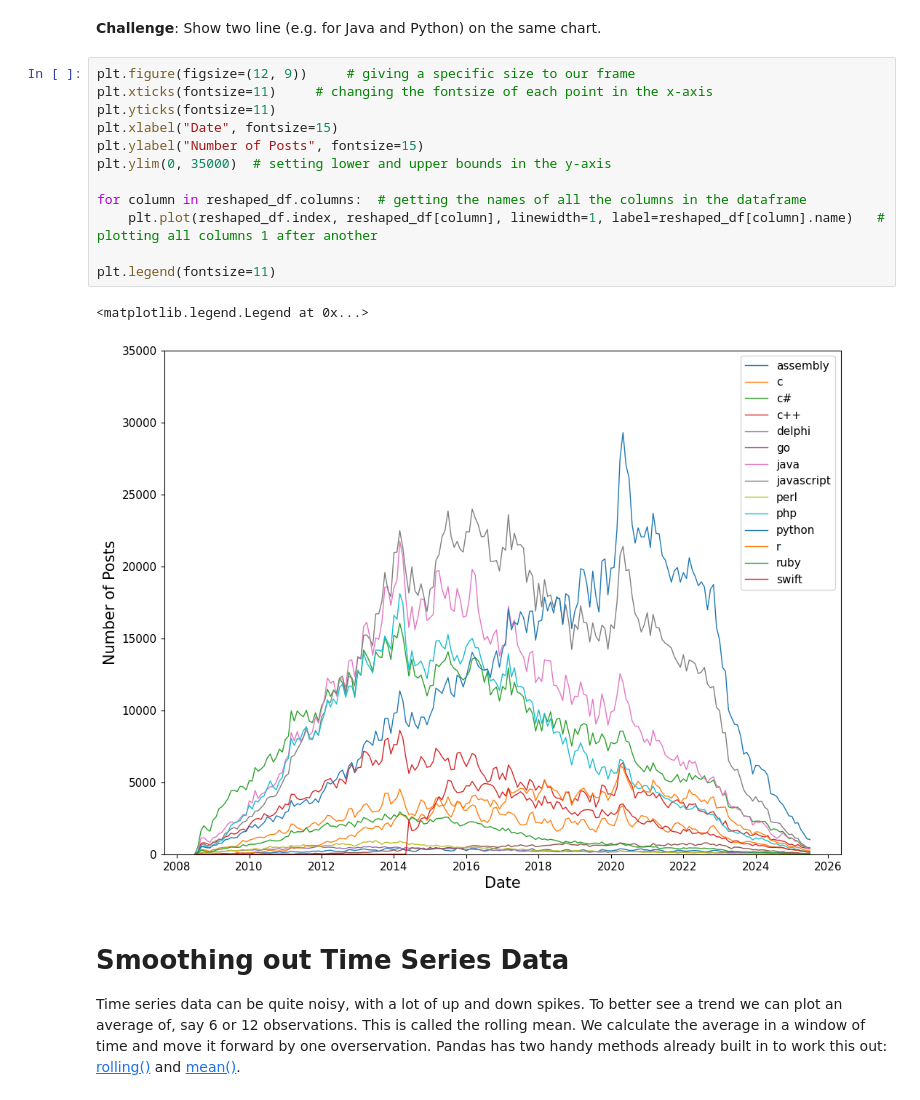
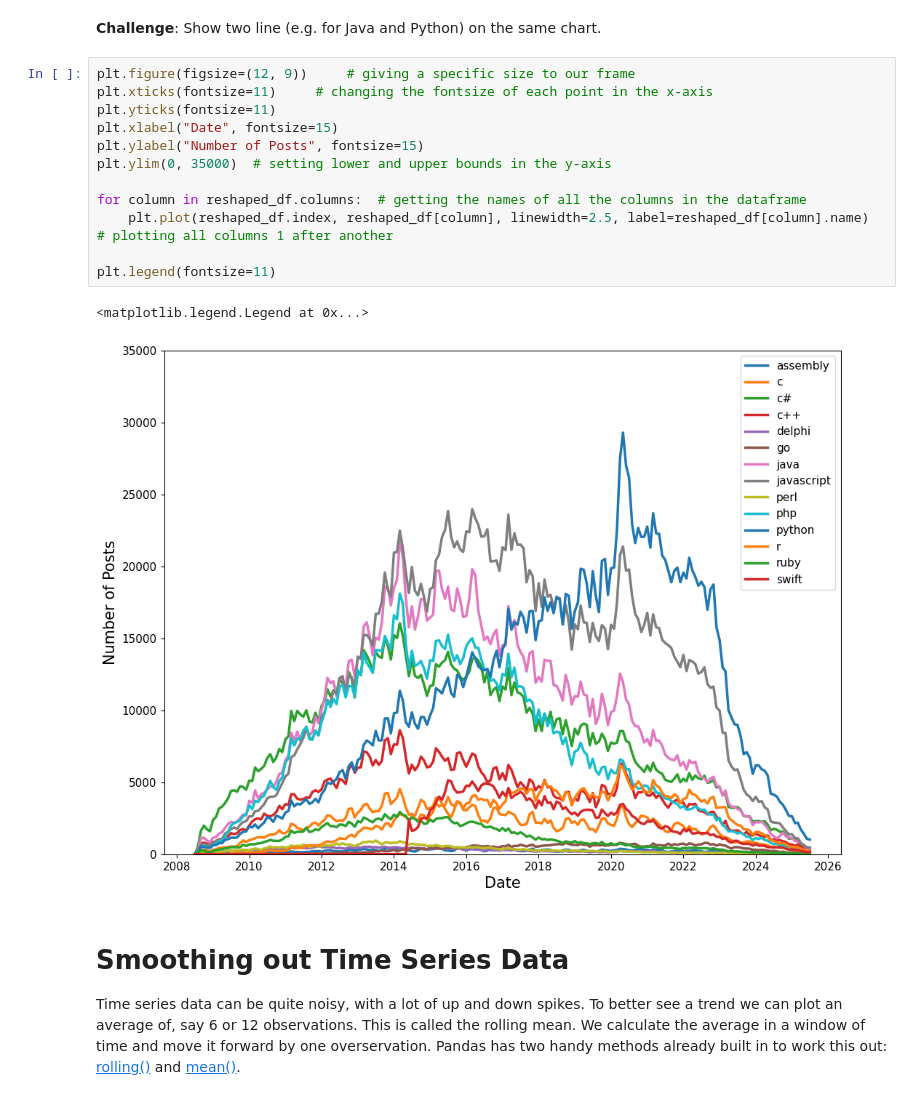
Before and after one commit to AndyRoy04/100DaysOfCode_Python, a Jupyter notebook: Day_73/Programming_Languages_(start).ipynb, the cells around one changed output. Drawn from its saved outputs; the diff is of its cells as text.

```diff
--- a/Day_73/Programming_Languages_(start).ipynb
+++ b/Day_73/Programming_Languages_(start).ipynb
@@ -228,18 +228,18 @@ plt.plot(reshaped_df.index, reshaped_df['python'])
 # %%
 plt.figure(figsize=(12, 9))     # giving a specific size to our frame
 plt.xticks(fontsize=11)     # changing the fontsize of each point in the x-axis
 plt.yticks(fontsize=11)
 plt.xlabel("Date", fontsize=15)
 plt.ylabel("Number of Posts", fontsize=15)
 plt.ylim(0, 35000)  # setting lower and upper bounds in the y-axis
 
 for column in reshaped_df.columns:  # getting the names of all the columns in the dataframe
-    plt.plot(reshaped_df.index, reshaped_df[column], linewidth=1, label=reshaped_df[column].name)   # plotting all columns 1 after another
+    plt.plot(reshaped_df.index, reshaped_df[column], linewidth=2.5, label=reshaped_df[column].name)   # plotting all columns 1 after another
 
 plt.legend(fontsize=11)
 # %% [output]
 <matplotlib.legend.Legend at 0x...>
-[figure, old version]
+[figure, new version]
 # %% [markdown]
 # Smoothing out Time Series Data
 
```
Also changed, not shown: parts of 1 cell of this notebook.
